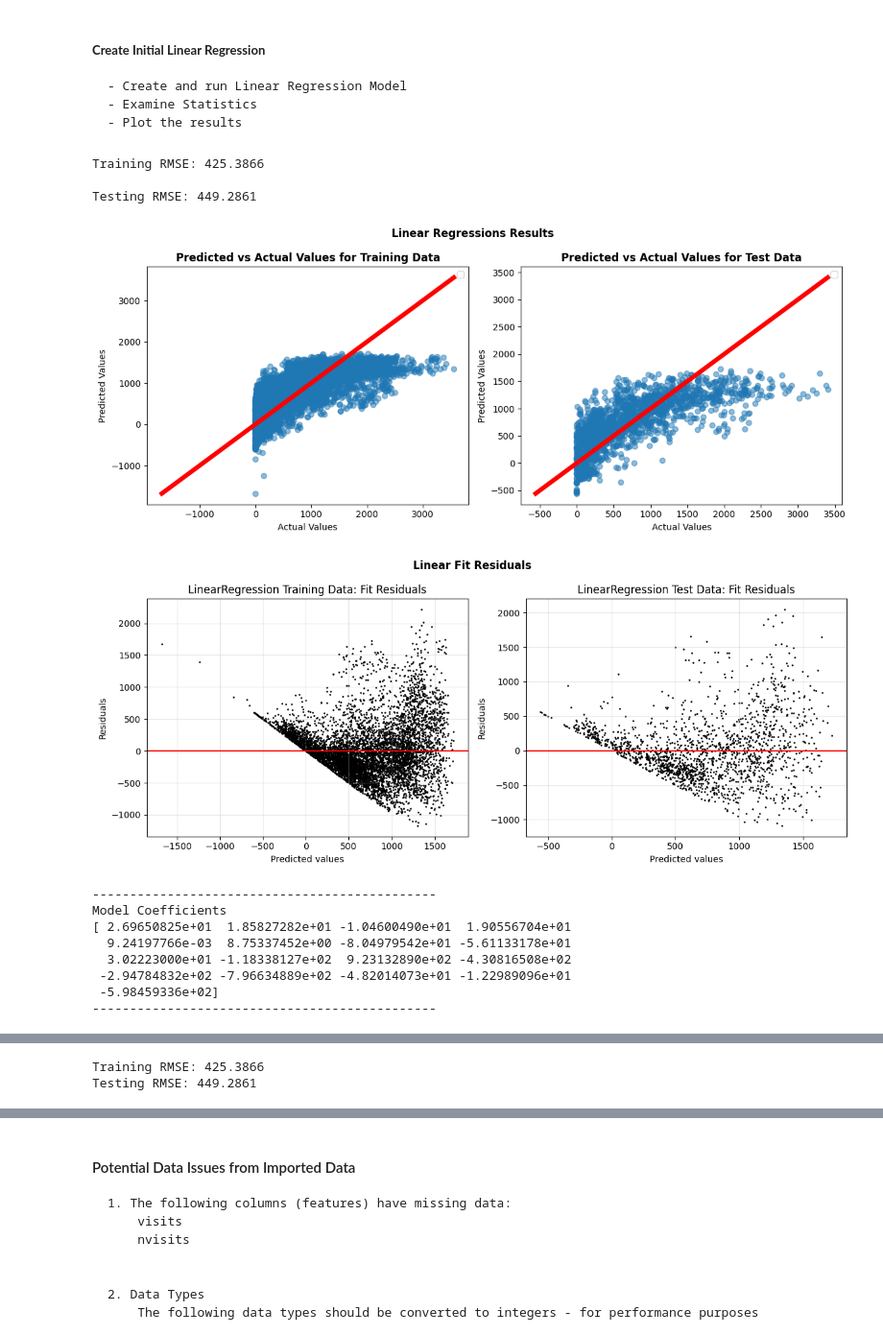
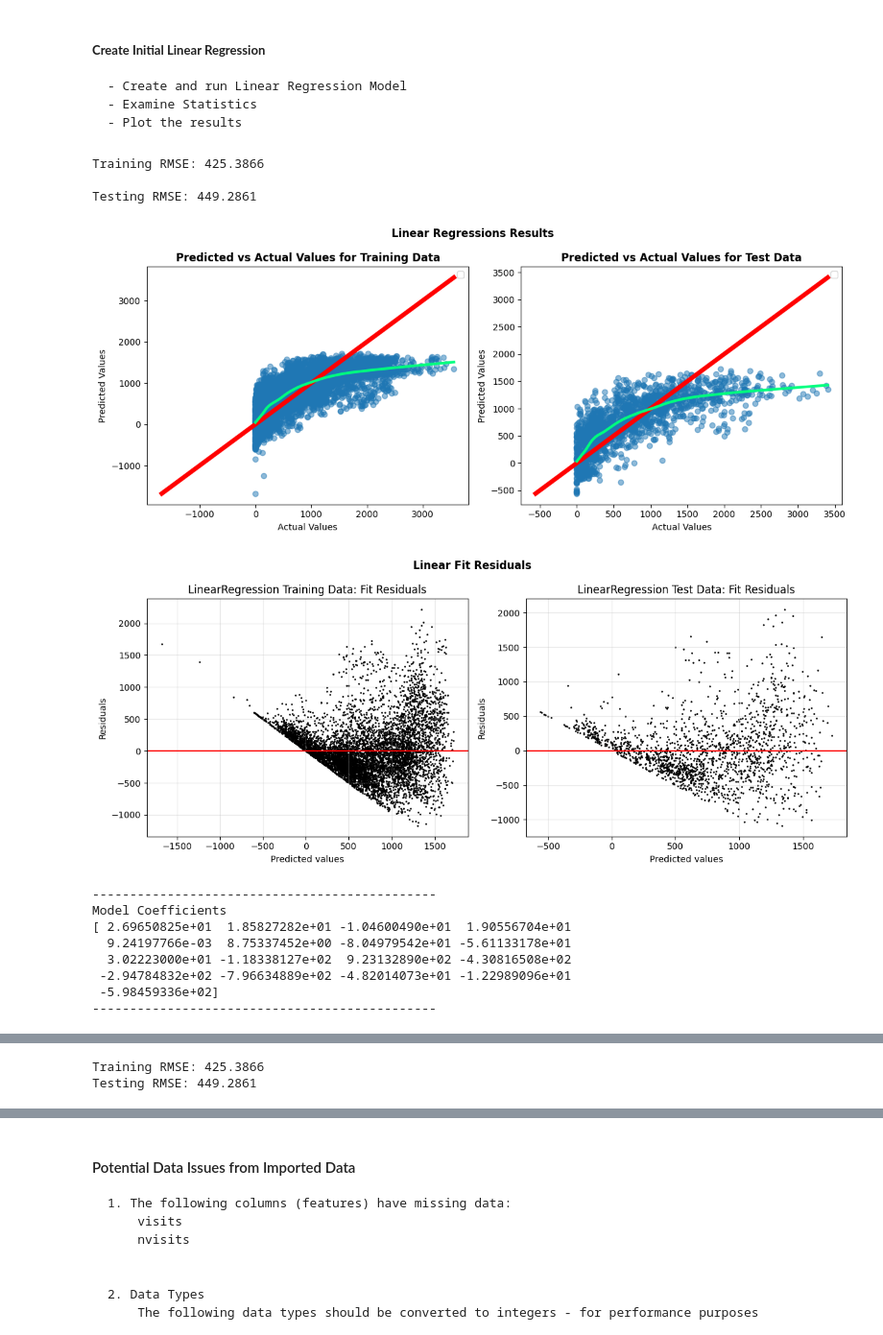
Before and after one commit to juanbucz/FullStackAcademyAICourse, a Jupyter notebook: Incremental Capstones/Capstone 5/Incremental Capstone 5 Notebook.ipynb, the cells around one changed output, grey strips where cells are left out. Shown at 96% size. Saved outputs shown, nothing was run; the diff lists cells and outputs as text; code cells hidden in the pictures.

```diff
--- a/Incremental Capstones/Capstone 5/Incremental Capstone 5 Notebook.ipynb
+++ b/Incremental Capstones/Capstone 5/Incremental Capstone 5 Notebook.ipynb
@@ -372,6 +373,10 @@ def RunLinearRegression(df_target, target_label):
     max_val = max(y_train.max(), train_predictions.max())
     axes[0].plot([min_val, max_val], [min_val, max_val], 'r', linewidth=5)
 
+    # LOWESS smooth line - method for showing true relationship as predictions trend against actual
+    smoothed = lowess(train_predictions, y_train, frac=0.3)
+    axes[0].plot(smoothed[:, 0], smoothed[:, 1], color='springgreen', linewidth=3)
+
     # Labels
     axes[0].set_title('Predicted vs Actual Values for Training Data', fontweight='bold')
     axes[0].set_xlabel('Actual Values')
@@ -386,6 +391,10 @@ def RunLinearRegression(df_target, target_label):
     min_val = min(y_test.min(), test_predictions.min())
     max_val = max(y_test.max(), test_predictions.max())
     axes[1].plot([min_val, max_val], [min_val, max_val], 'r', linewidth=5)
+
+    # LOWESS smooth line
+    smoothed = lowess(test_predictions, y_test, frac=0.3)
+    axes[1].plot(smoothed[:, 0], smoothed[:, 1], color='springgreen', linewidth=3)
 
     # Labels
     axes[1].set_title('Predicted vs Actual Values for Test Data', fontweight='bold')
@@ -438,34 +447,34 @@ def RunLinearRegression(df_target, target_label):
     print('----------------------------------------------')
     print('Model Coefficients')
     print(fit_result.coef_)
     print('----------------------------------------------')
     print()
 
     coefficients = pd.Series(linear_regression_model.coef_, index=X_train.columns)
     coefficients_sorted = coefficients.sort_values()
 
     plt.figure(figsize=(10, 8))
     coefficients_sorted.plot(kind='barh')
     plt.xlabel('Coefficient Value')
     plt.ylabel('Feature')
     plt.title('Linear Regression Coefficients')
     plt.axvline(x=0, color='black', linewidth=0.5)
     plt.tight_layout()
     plt.show()
 
     print()
     print(f'Training RMSE: {train_rmse:.4f}')
     print(f'Testing RMSE: {test_rmse:.4f}')
     print()
 
 # Run the Linear Regression and plot/display results
 RunLinearRegression(df_floridabikerentals_nonengineered, 'Rented Bike Count')
 print()
 # %% [output]
 Training RMSE: 425.3866
 
 Testing RMSE: 449.2861
-[figure, old version]
+[figure, new version]
 [figure]
 ----------------------------------------------
 Model Coefficients
```
Also changed, not shown: parts of 6 cells of this notebook.
